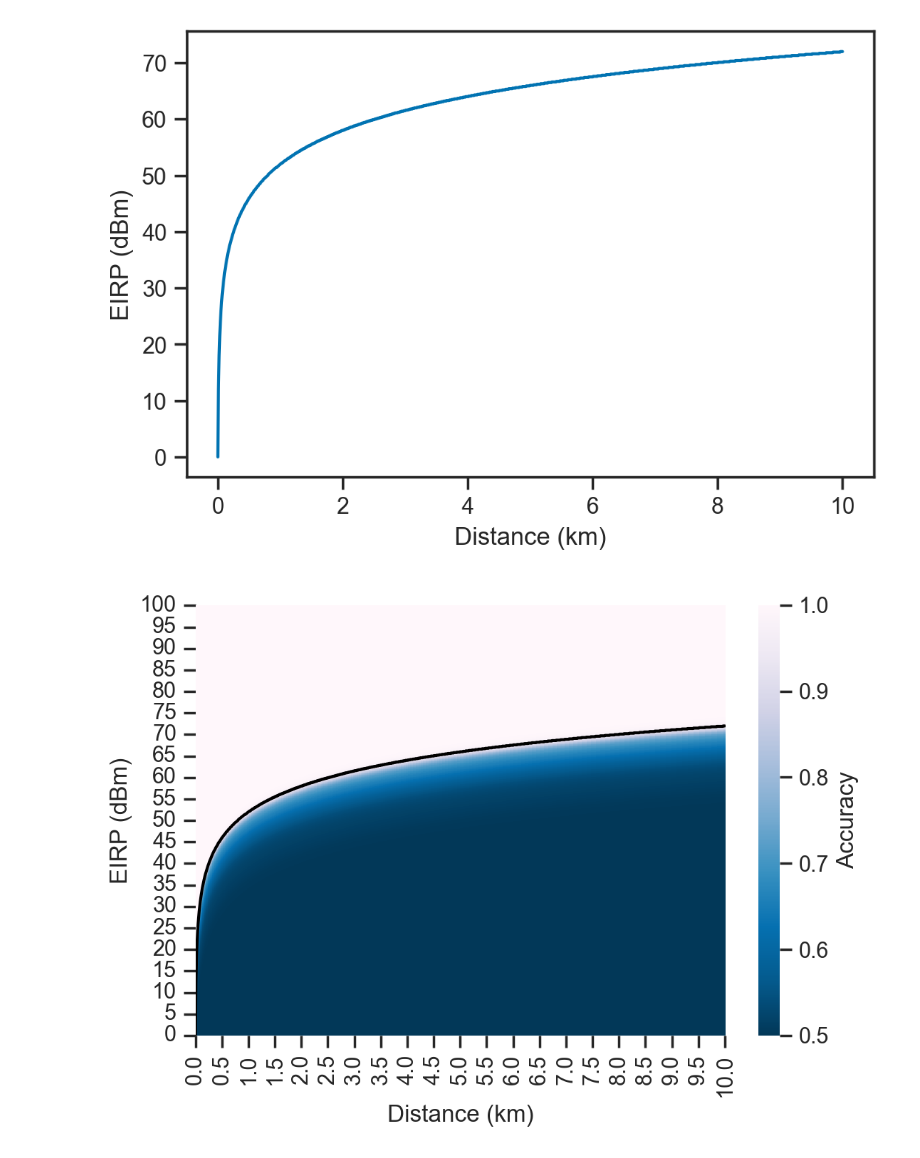
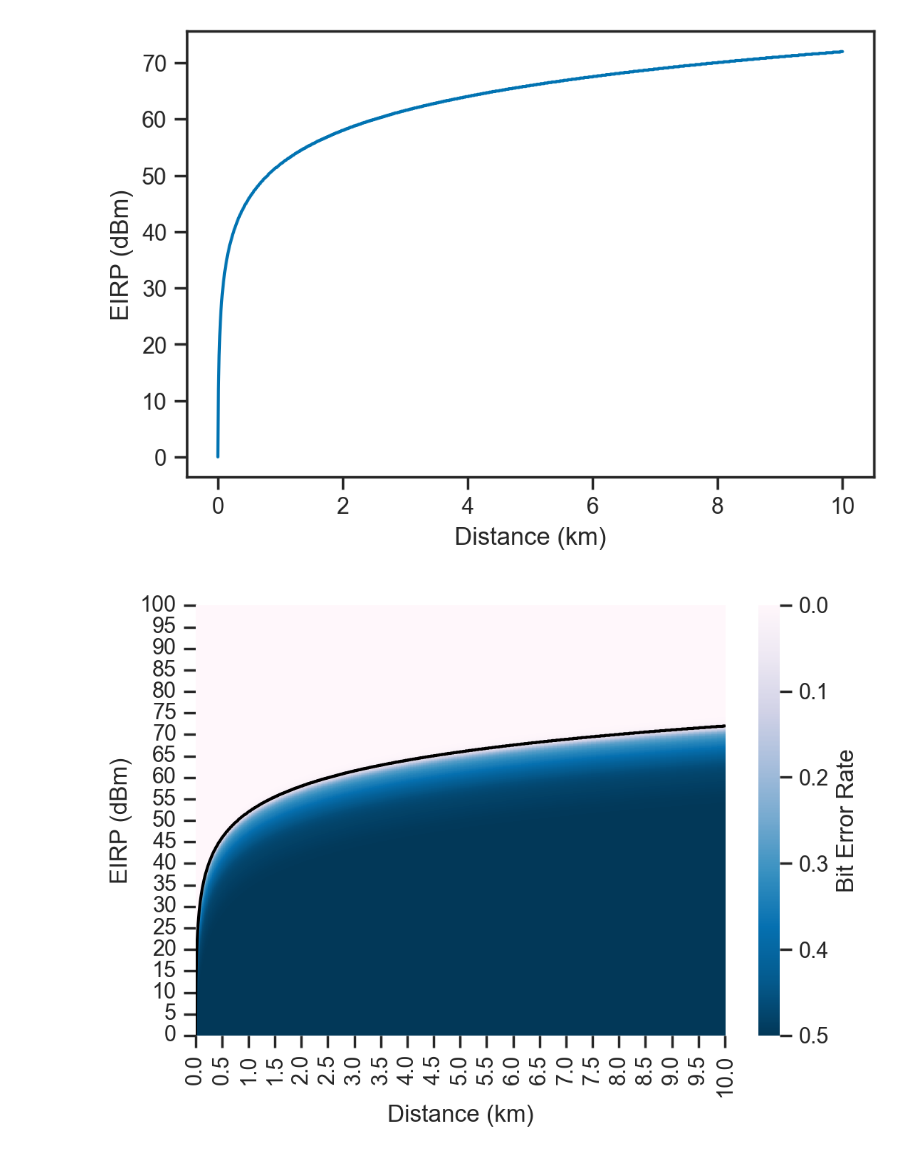
Before and after one commit to ssloxford/firefly, a Jupyter notebook: overshadowing/notebooks/overshadowing2.ipynb, the cells around one changed output. Cells and saved outputs as stored; diff of their text form; code cells hidden in the pictures.

```diff
--- a/overshadowing/notebooks/overshadowing2.ipynb
+++ b/overshadowing/notebooks/overshadowing2.ipynb
@@ -192,23 +192,27 @@ plt.savefig("plots/distance_eirp_95.pdf", bbox_inches='tight')
 df_data_accuracy_distance['distance_scaled'] = df_data_accuracy_distance.distance * 100
 df_data_accuracy_distance['base_gain_scaled'] = df_data_accuracy_distance.base_gain * 10
 # %%
-ax = sns.heatmap(df_data_accuracy_pivot, cmap='PuBu_r', vmin=0.5, vmax=1, cbar_kws={'label': 'Accuracy'}, rasterized=True)
+ax = sns.heatmap(df_data_accuracy_pivot, cmap='PuBu_r', vmin=0.5, vmax=1, cbar_kws={'label': 'Bit Error Rate'}, rasterized=True)
 
 xticklabels = np.arange(0, 10.5, 0.5)
 xticks = np.where(np.in1d(distances, xticklabels))[0]
 plt.xticks(xticks, xticklabels)
 
 yticklabels = np.arange(0, 105, 5)
 yticks = np.where(np.in1d(base_gains, yticklabels))[0]
 plt.yticks(yticks, yticklabels)
 
 ax.invert_yaxis()
 
 sns.lineplot(data=df_data_accuracy_distance, x='distance_scaled', y='base_gain_scaled', color='black')
 
 plt.xlabel("Distance (km)")
 plt.ylabel("EIRP (dBm)")
 
+cbar = ax.collections[0].colorbar
+cbar.set_ticks([0.5, 0.6, 0.7, 0.8, 0.9, 1.0])
+cbar.set_ticklabels([0.5, 0.4, 0.3, 0.2, 0.1, 0.0])
+
 plt.savefig("plots/distance_eirp_heatmap_95.pdf", bbox_inches='tight')
 # %% [output]
-[figure, old version]
+[figure, new version]
```
Also changed, not shown: parts of 1 cell of this notebook, 5 other files.
